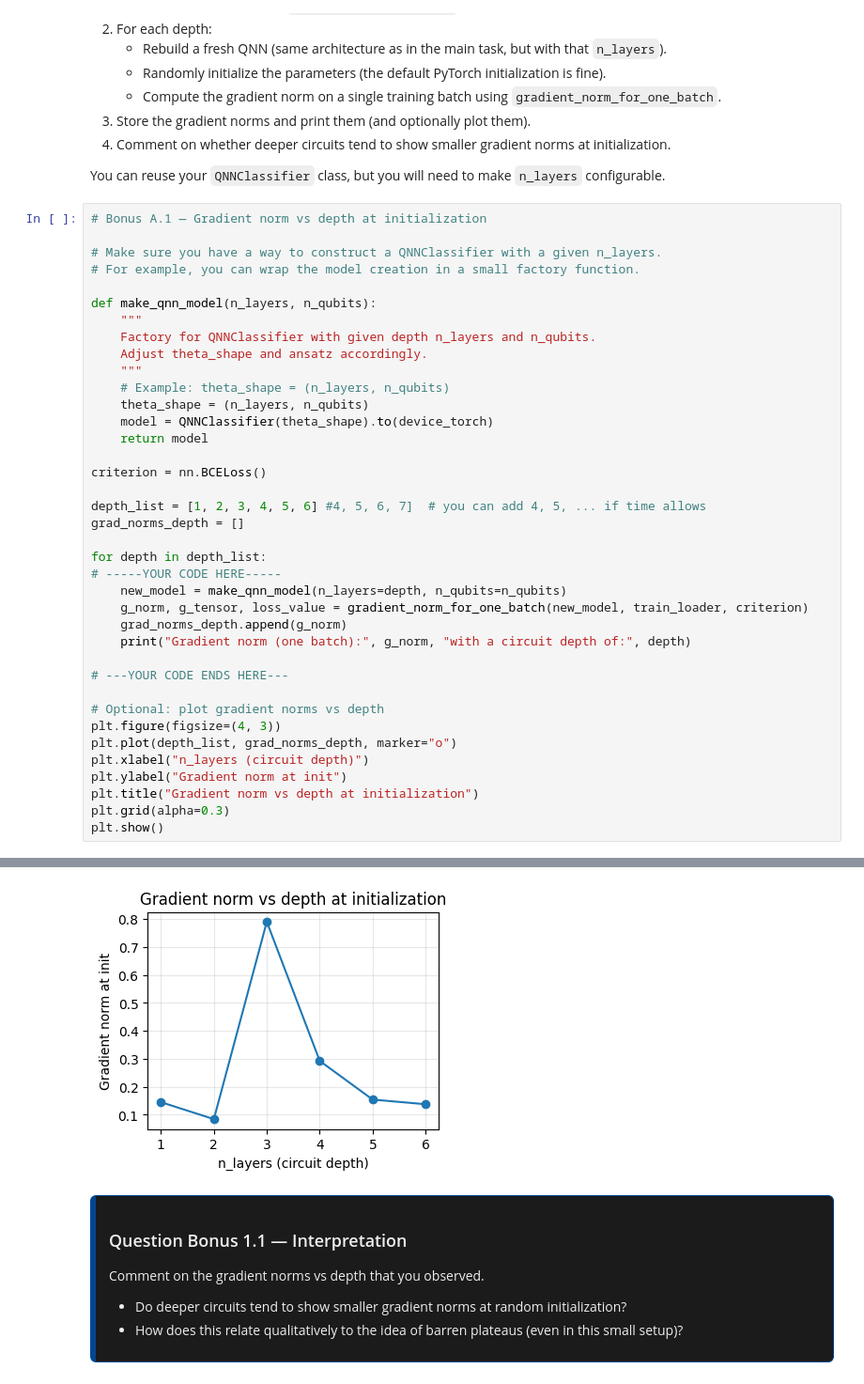
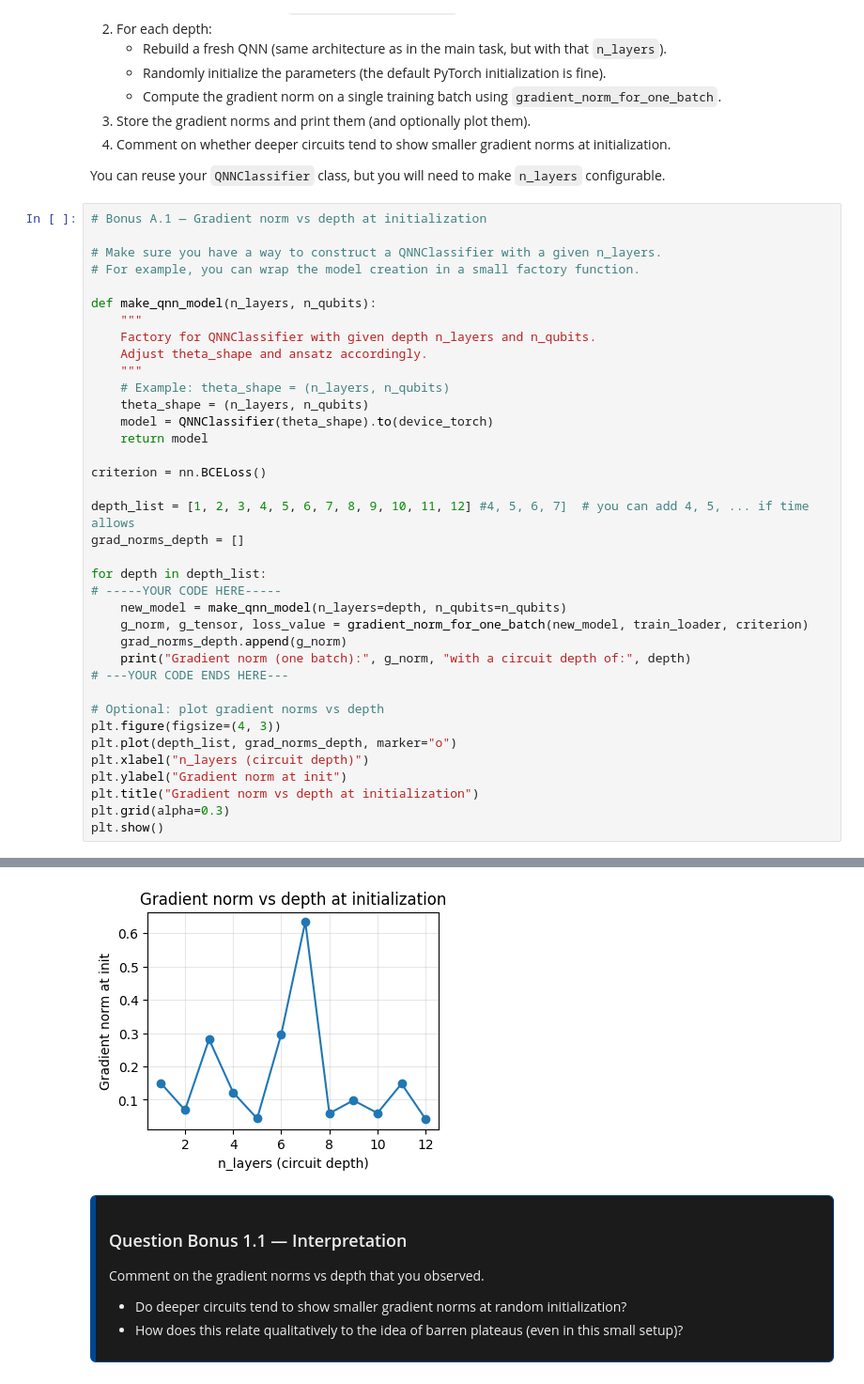
Before and after one commit to ScottMcHaffie/DD2368_assignments, a Jupyter notebook: assignment3/Assignment_3_scott.ipynb, the cells around one changed output, grey strips where cells are left out. Shown at 94% size. Saved outputs shown, nothing was run; the diff lists cells and outputs as text.

```diff
--- a/assignment3/Assignment_3_scott.ipynb
+++ b/assignment3/Assignment_3_scott.ipynb
@@ -707,7 +686,7 @@ def make_qnn_model(n_layers, n_qubits):
 
 criterion = nn.BCELoss()
 
-depth_list = [1, 2, 3, 4, 5, 6] #4, 5, 6, 7]  # you can add 4, 5, ... if time allows
+depth_list = [1, 2, 3, 4, 5, 6, 7, 8, 9, 10, 11, 12] #4, 5, 6, 7]  # you can add 4, 5, ... if time allows
 grad_norms_depth = []
 
 for depth in depth_list:
@@ -716,7 +695,6 @@ for depth in depth_list:
     g_norm, g_tensor, loss_value = gradient_norm_for_one_batch(new_model, train_loader, criterion)
     grad_norms_depth.append(g_norm)
     print("Gradient norm (one batch):", g_norm, "with a circuit depth of:", depth)
-
 # ---YOUR CODE ENDS HERE---
 
 # Optional: plot gradient norms vs depth
@@ -737,4 +721,4 @@ Gradient norm (one batch): 0.13780348626181882 with a circuit depth of: 6
-[figure, old version]
+[figure, new version]
 # %% [markdown]
 <div style="max-width: 1200px; margin: auto; border: 1px solid #004791; border-left: 6px solid #004791; border-radius: 6px; padding: 0.8em 1em; background-color: #1b1b1bff; color: #eee;">
 
```
Also changed, not shown: parts of 23 cells of this notebook.
